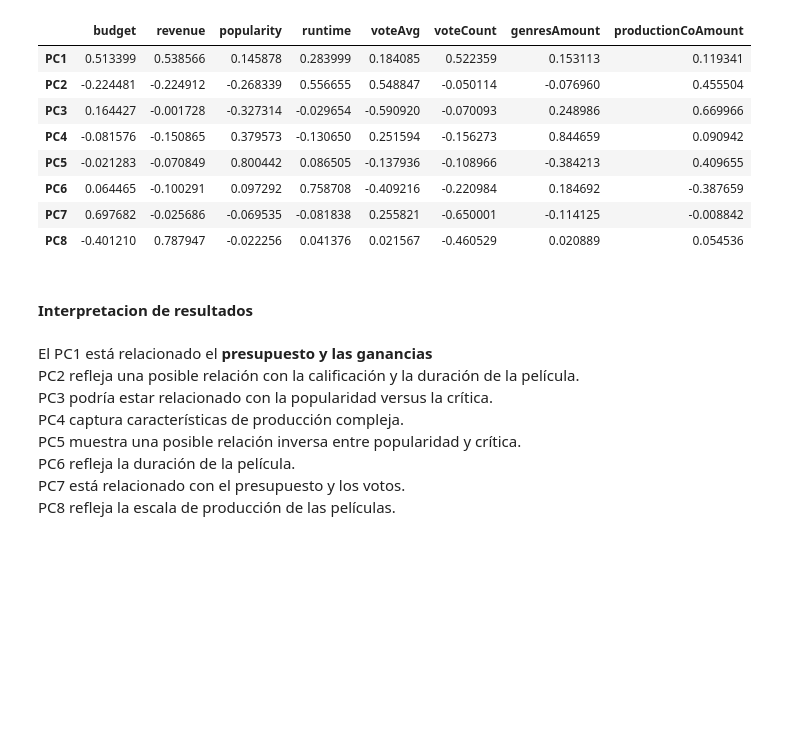
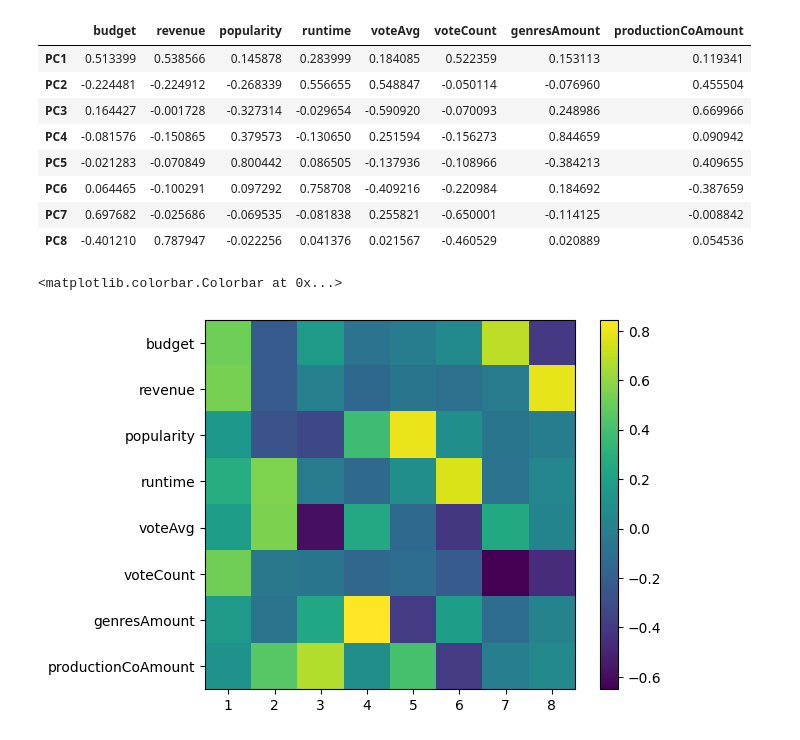
Before and after one commit to angelargd8/HTD2-MDD, a Jupyter notebook: main.ipynb, the cells around one changed output. Drawn from its saved outputs; the diff is of its cells as text; code cells hidden in the pictures; blank space fills up the shorter version.

```diff
--- a/main.ipynb
+++ b/main.ipynb
@@ -820,14 +820,17 @@ Resultado del PCA:
 | PC6 | 0.064465 | -0.100291 | 0.097292 | 0.758708 | -0.409216 | -0.220984 | 0.184692 | -0.387659 |
 | PC7 | 0.697682 | -0.025686 | -0.069535 | -0.081838 | 0.255821 | -0.650001 | -0.114125 | -0.008842 |
 | PC8 | -0.401210 | 0.787947 | -0.022256 | 0.041376 | 0.021567 | -0.460529 | 0.020889 | 0.054536 |
-# %% [markdown]
-#### Interpretacion de resultados
-# %% [markdown]
-El PC1 está relacionado el **presupuesto y las ganancias**
-PC2 refleja una posible relación con la calificación y la duración de la película.
-PC3 podría estar relacionado con la popularidad versus la crítica.
-PC4 captura características de producción compleja.
-PC5 muestra una posible relación inversa entre popularidad y crítica.
-PC6 refleja la duración de la película.
-PC7 está relacionado con el presupuesto y los votos.
-PC8 refleja la escala de producción de las películas.
+# %%
+import matplotlib.pyplot as plt
+from matplotlib.backends import backend_agg
+
+fig, ax = plt.subplots(nrows=1, ncols=1)
+componentes = modelo_pca.components_
+plt.imshow(componentes.T)
+plt.yticks(range(len(df_numerical.columns)), df_numerical.columns)
+plt.xticks(range(len(df_numerical.columns)), np.arange(modelo_pca.n_components_)+1)
+plt.grid(False)
+plt.colorbar()
+# %% [output]
+<matplotlib.colorbar.Colorbar at 0x...>
+[figure, added]
```
Also changed, not shown: parts of 10 cells of this notebook.
